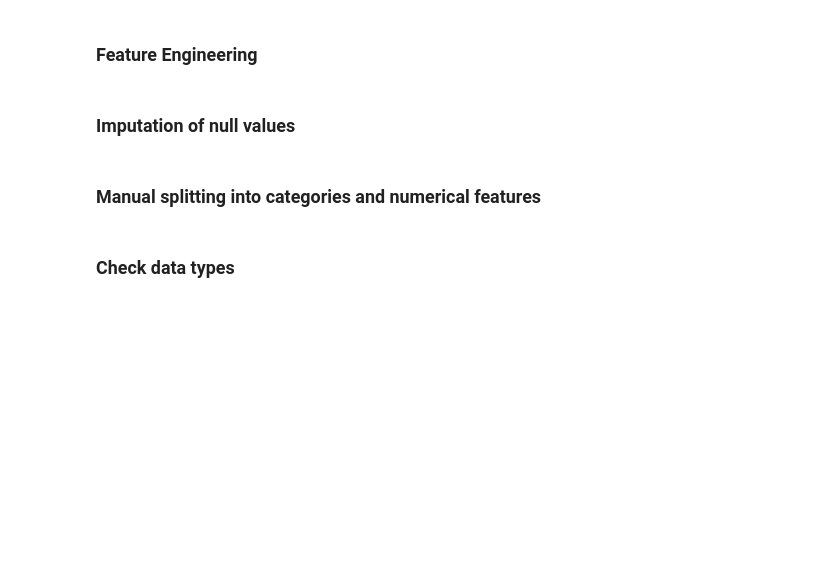
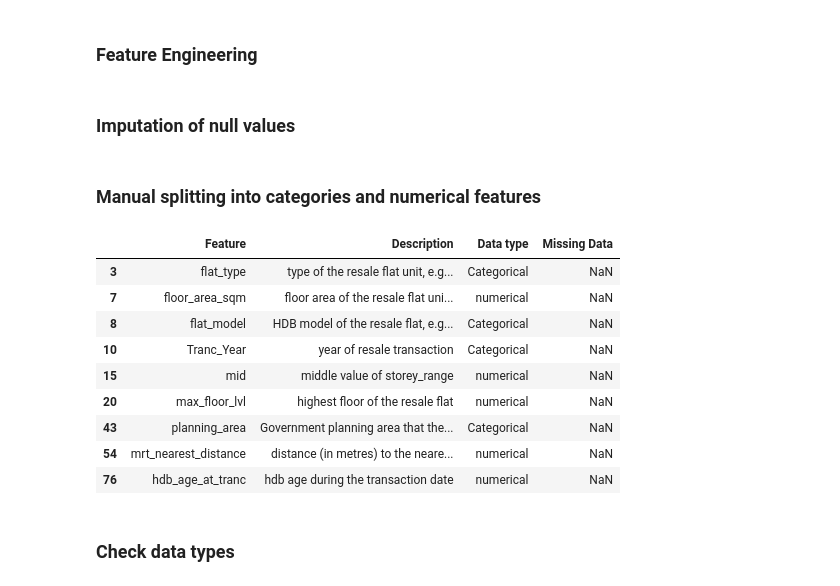
Before and after one commit to chengtng/project_2, a Jupyter notebook: code/hdb_prices.ipynb, the cells around one changed output. Cells and saved outputs as stored; diff of their text form; code cells hidden in the pictures; blank space fills up the shorter version.

```diff
--- a/code/hdb_prices.ipynb
+++ b/code/hdb_prices.ipynb
@@ -89,16 +119,31 @@ for i in col:
 # %%
 numerical_columns = []
 categorical_columns = []
-
 filename = "../data/data_dictionary_analysis.csv"
+data_dict = pd.read_csv(filename)
 with open(filename,'r') as data:
     reader = csv.reader(data)
     next(reader, None)  # skip the headers
     for line in reader:
         if line[3]=='1' and line[4] == 'numerical':
             numerical_columns.append(line[1])
         if line[3]=='1' and line[4] == 'Categorical':
             categorical_columns.append(line[1])
+
+pd.set_option('display.max_colwidth', None)
+data_dict = data_dict.loc[data_dict['X']==1][['Feature','Description','Data type','Missing Data']]
+data_dict
+# %% [output]
+|  | Feature | Description | Data type | Missing Data |
+| 3 | flat_type | type of the resale flat unit, e.g... | Categorical | NaN |
+| 7 | floor_area_sqm | floor area of the resale flat uni... | numerical | NaN |
+| 8 | flat_model | HDB model of the resale flat, e.g... | Categorical | NaN |
+| 10 | Tranc_Year | year of resale transaction | Categorical | NaN |
+| 15 | mid | middle value of storey_range | numerical | NaN |
+| 20 | max_floor_lvl | highest floor of the resale flat | numerical | NaN |
+| 43 | planning_area | Government planning area that the... | Categorical | NaN |
+| 54 | mrt_nearest_distance | distance (in metres) to the neare... | numerical | NaN |
+| 76 | hdb_age_at_tranc | hdb age during the transaction date | numerical | NaN |
 # %% [markdown]
 ### Check data types
 # %%
```
Also changed, not shown: parts of 34 cells of this notebook, 3 other files.
